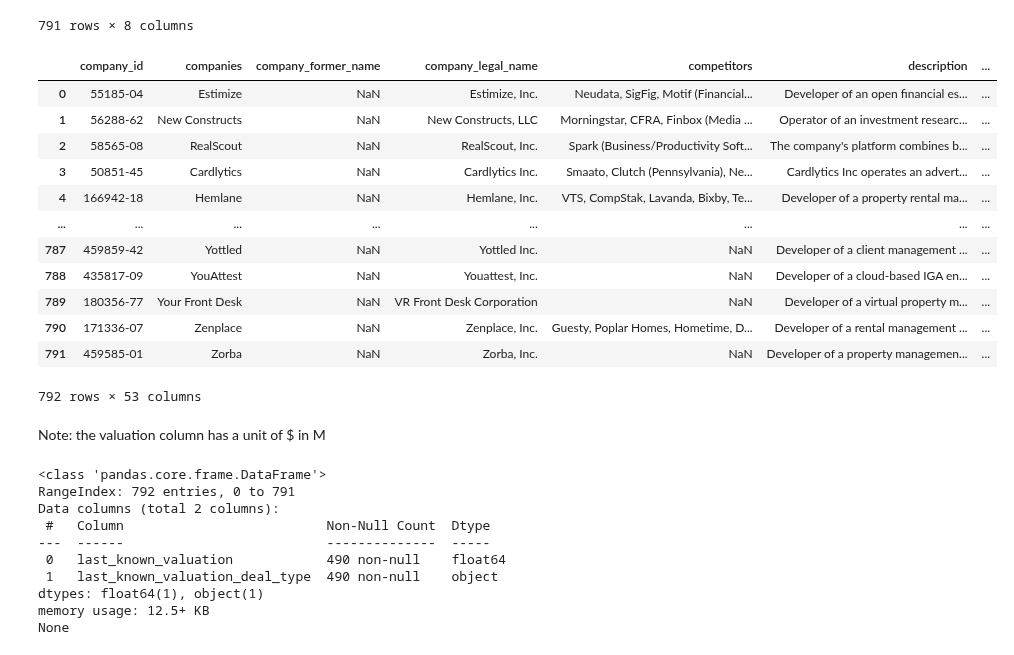
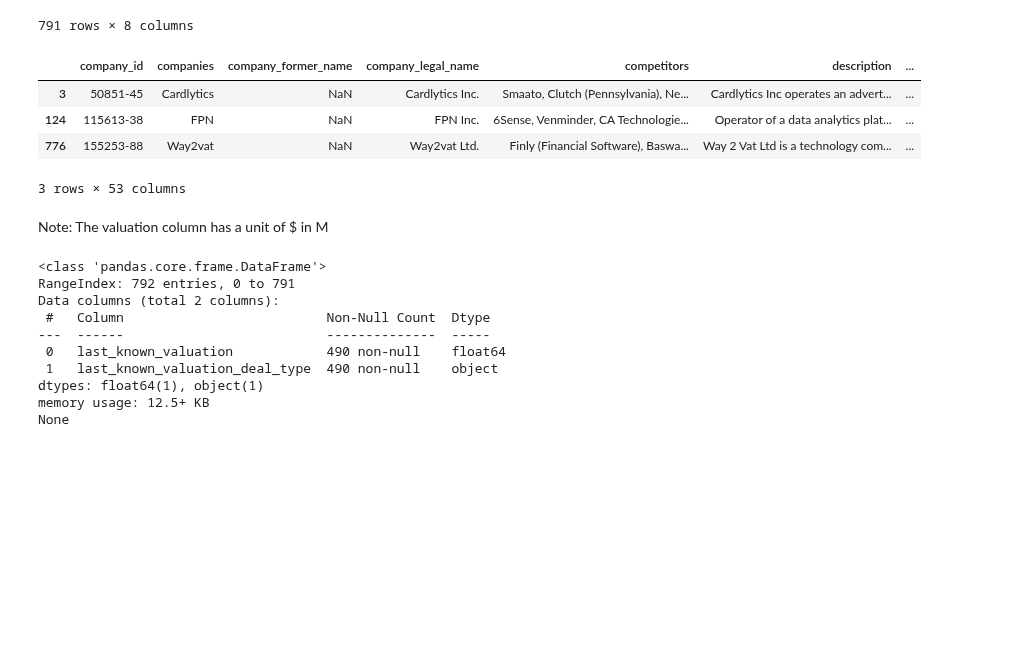
Before and after one commit to MC-Kangan/LLM-Enhanced-Knowledge-Graph-for-Startup-Analysis, a Jupyter notebook: pitchbook.ipynb, the cells around one changed output. Saved outputs shown, nothing was run; the diff lists cells and outputs as text; code cells hidden in the pictures; blank space fills up the shorter version.

```diff
--- a/pitchbook.ipynb
+++ b/pitchbook.ipynb
@@ -137,18 +115,9 @@ df_url
 # %%
 df_merge = filtered_df.merge(df_url, how = 'inner', on = 'companies')
 df_merge[df_merge['last_known_valuation_deal_type'] == 'IPO']
-df_merge
 # %% [output]
 |  | company_id | companies | company_former_name | company_legal_name | competitors | description | ... |
-| 0 | 55185-04 | Estimize | NaN | Estimize, Inc. | Neudata, SigFig, Motif (Financial... | Developer of an open financial es... | ... |
-| 1 | 56288-62 | New Constructs | NaN | New Constructs, LLC | Morningstar, CFRA, Finbox (Media ... | Operator of an investment researc... | ... |
-| 2 | 58565-08 | RealScout | NaN | RealScout, Inc. | Spark (Business/Productivity Soft... | The company's platform combines b... | ... |
 | 3 | 50851-45 | Cardlytics | NaN | Cardlytics Inc. | Smaato, Clutch (Pennsylvania), Ne... | Cardlytics Inc operates an advert... | ... |
-| 4 | 166942-18 | Hemlane | NaN | Hemlane, Inc. | VTS, CompStak, Lavanda, Bixby, Te... | Developer of a property rental ma... | ... |
-| ... | ... | ... | ... | ... | ... | ... | ... |
-| 787 | 459859-42 | Yottled | NaN | Yottled Inc. | NaN | Developer of a client management ... | ... |
-| 788 | 435817-09 | YouAttest | NaN | Youattest, Inc. | NaN | Developer of a cloud-based IGA en... | ... |
-| 789 | 180356-77 | Your Front Desk | NaN | VR Front Desk Corporation | NaN | Developer of a virtual property m... | ... |
-| 790 | 171336-07 | Zenplace | NaN | Zenplace, Inc. | Guesty, Poplar Homes, Hometime, D... | Developer of a rental management ... | ... |
-| 791 | 459585-01 | Zorba | NaN | Zorba, Inc. | NaN | Developer of a property managemen... | ... |
+| 124 | 115613-38 | FPN | NaN | FPN Inc. | 6Sense, Venminder, CA Technologie... | Operator of a data analytics plat... | ... |
+| 776 | 155253-88 | Way2vat | NaN | Way2vat Ltd. | Finly (Financial Software), Baswa... | Way 2 Vat Ltd is a technology com... | ... |
-792 rows × 53 columns
+3 rows × 53 columns
@@ -163,5 +124,5 @@ df_merge
 # %% [markdown]
-Note: the valuation column has a unit of $ in M
+Note: The valuation column has a unit of $ in M
 # %%
 # Check for nulls and data types
 print(df_merge[['last_known_valuation', 'last_known_valuation_deal_type']].info())
```
Also changed, not shown: parts of 49 cells of this notebook, 6 other files.
